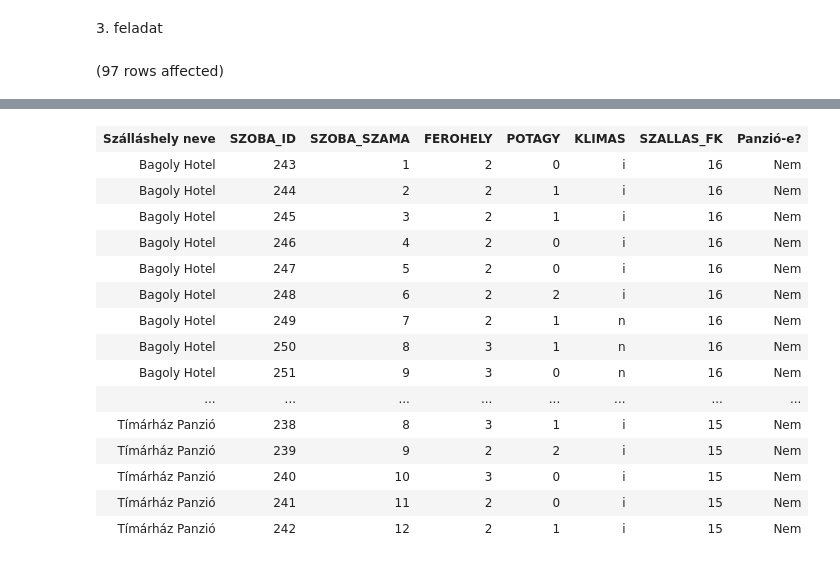
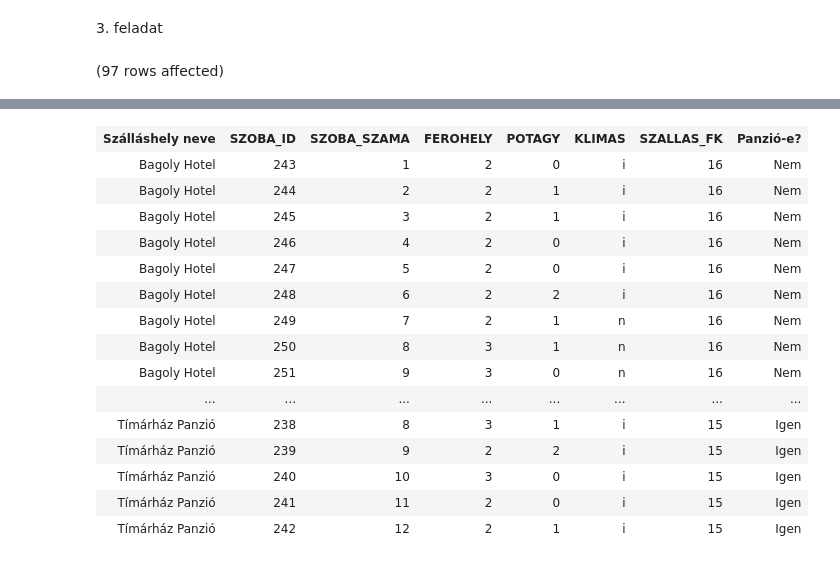
Before and after one commit to istinmth/adatbaiskezeles, a Jupyter notebook: ZH1-I0FL42.ipynb, the cells around one changed output, grey strips where cells are left out. Saved outputs shown, nothing was run; the diff lists cells and outputs as text; code cells hidden in the pictures.

Commit message:
Panzió hosszú ó-val van a táblában

```diff
--- a/ZH1-I0FL42.ipynb
+++ b/ZH1-I0FL42.ipynb
@@ -46,7 +46,7 @@ Total execution time: 00:00:00.014
 # %%
 SELECT DISTINCT szh.SZALLAS_NEV AS 'Szálláshely neve', sz.*,
     CASE
-    WHEN szh.tipus = 'panzio' THEN 'Igen'
+    WHEN szh.tipus = 'panzió' THEN 'Igen'
     ELSE 'Nem'
 END AS 'Panzió-e?'
 FROM szoba sz
@@ -59,16 +59,16 @@ Total execution time: 00:00:00.017
 | Szálláshely neve | SZOBA_ID | SZOBA_SZAMA | FEROHELY | POTAGY | KLIMAS | SZALLAS_FK | Panzió-e? |
 | Bagoly Hotel | 243 | 1 | 2 | 0 | i | 16 | Nem |
 | Bagoly Hotel | 244 | 2 | 2 | 1 | i | 16 | Nem |
 | Bagoly Hotel | 245 | 3 | 2 | 1 | i | 16 | Nem |
 | Bagoly Hotel | 246 | 4 | 2 | 0 | i | 16 | Nem |
 | Bagoly Hotel | 247 | 5 | 2 | 0 | i | 16 | Nem |
 | Bagoly Hotel | 248 | 6 | 2 | 2 | i | 16 | Nem |
 | Bagoly Hotel | 249 | 7 | 2 | 1 | n | 16 | Nem |
 | Bagoly Hotel | 250 | 8 | 3 | 1 | n | 16 | Nem |
 | Bagoly Hotel | 251 | 9 | 3 | 0 | n | 16 | Nem |
 | ... | ... | ... | ... | ... | ... | ... | ... |
-| Tímárház Panzió | 238 | 8 | 3 | 1 | i | 15 | Nem |
-| Tímárház Panzió | 239 | 9 | 2 | 2 | i | 15 | Nem |
-| Tímárház Panzió | 240 | 10 | 3 | 0 | i | 15 | Nem |
-| Tímárház Panzió | 241 | 11 | 2 | 0 | i | 15 | Nem |
-| Tímárház Panzió | 242 | 12 | 2 | 1 | i | 15 | Nem |
+| Tímárház Panzió | 238 | 8 | 3 | 1 | i | 15 | Igen |
+| Tímárház Panzió | 239 | 9 | 2 | 2 | i | 15 | Igen |
+| Tímárház Panzió | 240 | 10 | 3 | 0 | i | 15 | Igen |
+| Tímárház Panzió | 241 | 11 | 2 | 0 | i | 15 | Igen |
+| Tímárház Panzió | 242 | 12 | 2 | 1 | i | 15 | Igen |
```
Also changed, not shown: parts of 1 cell of this notebook.
